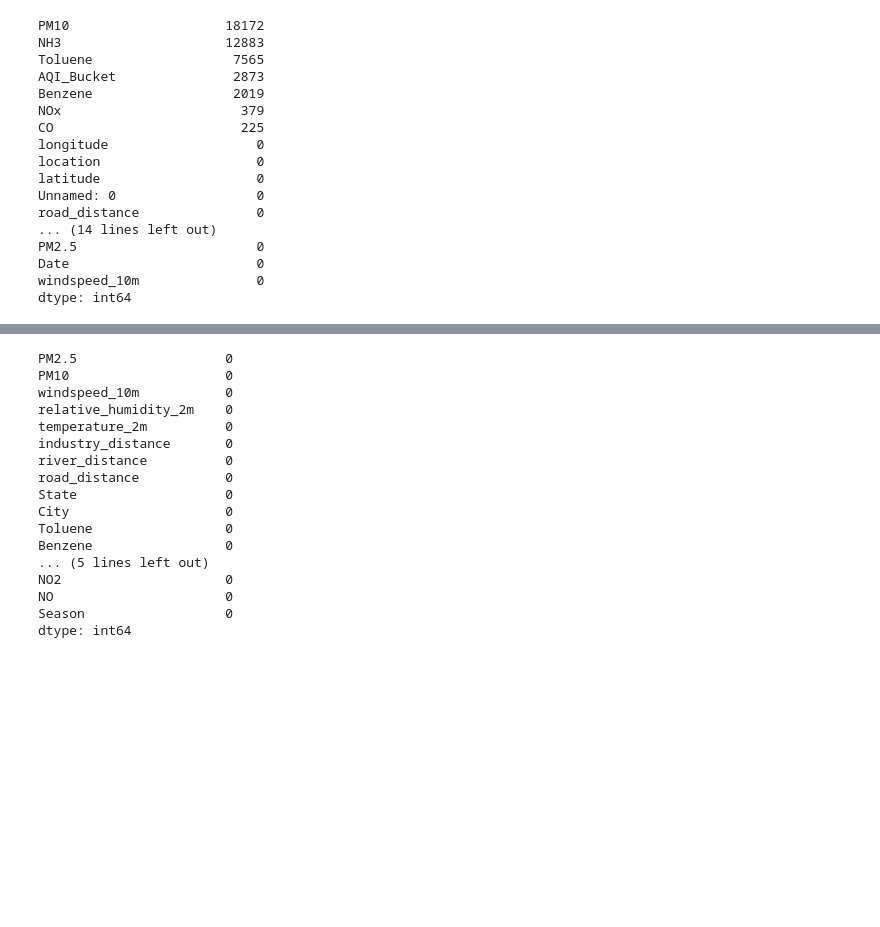
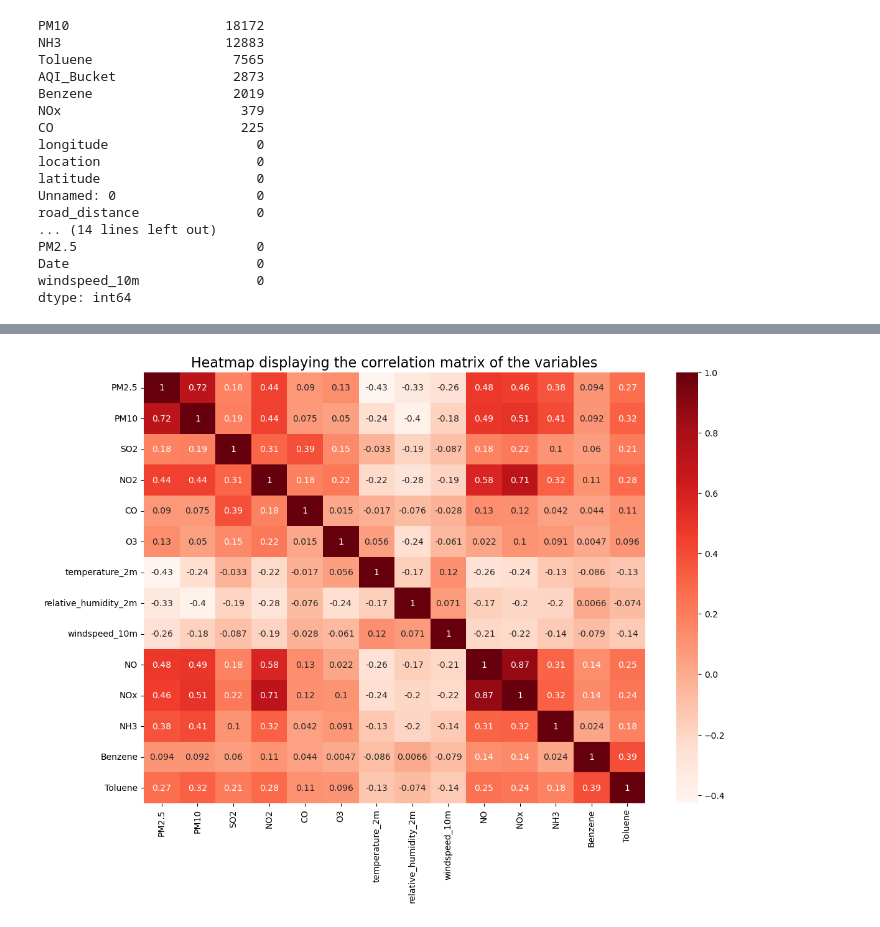
Before and after one commit to Dhyanam2005/PM25-prediction, a Jupyter notebook: Dataset_creation.ipynb, the cells around one changed output, grey strips where cells are left out. Saved outputs shown, nothing was run; the diff lists cells and outputs as text; code cells hidden in the pictures; blank space fills up the shorter version.

```diff
--- a/Dataset_creation.ipynb
+++ b/Dataset_creation.ipynb
@@ -197,22 +251,16 @@ df.head(1)
+# %%
+df.columns
+# let's try and visualize the relationships between the features of the data
+plt.figure(figsize=(13,9))
+correlation_data = df[['PM2.5', 'PM10', 'SO2', 'NO2',
+                         'CO', 'O3', 'temperature_2m', 'relative_humidity_2m',
+                         'windspeed_10m', 'NO', 'NOx','NH3','Benzene','Toluene']]
+sns.heatmap(correlation_data.corr(),cmap=plt.cm.Reds,annot=True)
+plt.title('Heatmap displaying the correlation matrix of the variables',fontsize=16)
+plt.show()
+# %% [output]
+[figure, added]
 # %%
-df.drop(columns=['AQI','AQI_Bucket','Unnamed: 0','FullAddress','StationName','FullAddress','StationId','location','longitude','latitude','Month','Date'],inplace=True,errors='ignore')
+df.drop(columns=['AQI','AQI_Bucket','Unnamed: 0','FullAddress','StationName','FullAddress','StationId','location','longitude','latitude','Month','Date','State'],inplace=True,errors='ignore')
 df.isnull().sum().sort_values(ascending=False)
-# %% [output]
-PM2.5                   0
-PM10                    0
-windspeed_10m           0
-relative_humidity_2m    0
-temperature_2m          0
-industry_distance       0
-river_distance          0
-road_distance           0
-State                   0
-City                    0
-Toluene                 0
-Benzene                 0
-... (5 lines left out)
-NO2                     0
-NO                      0
-Season                  0
-dtype: int64
 # %%
```
Also changed, not shown: parts of 7 cells of this notebook, 1 other file.
